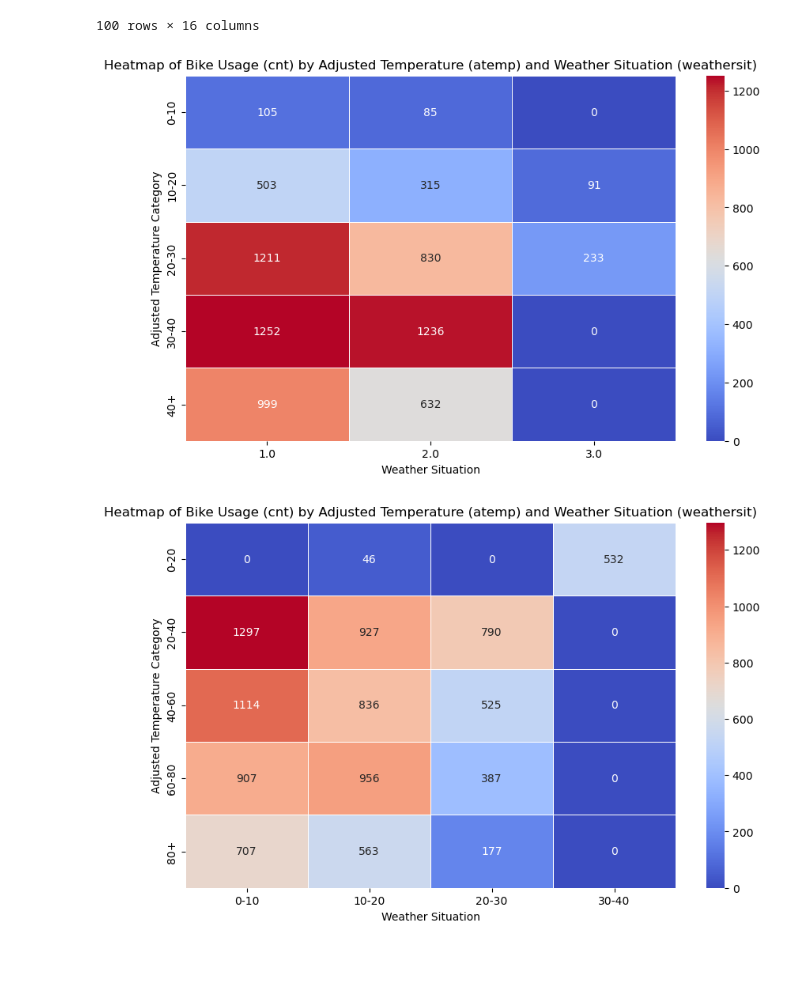
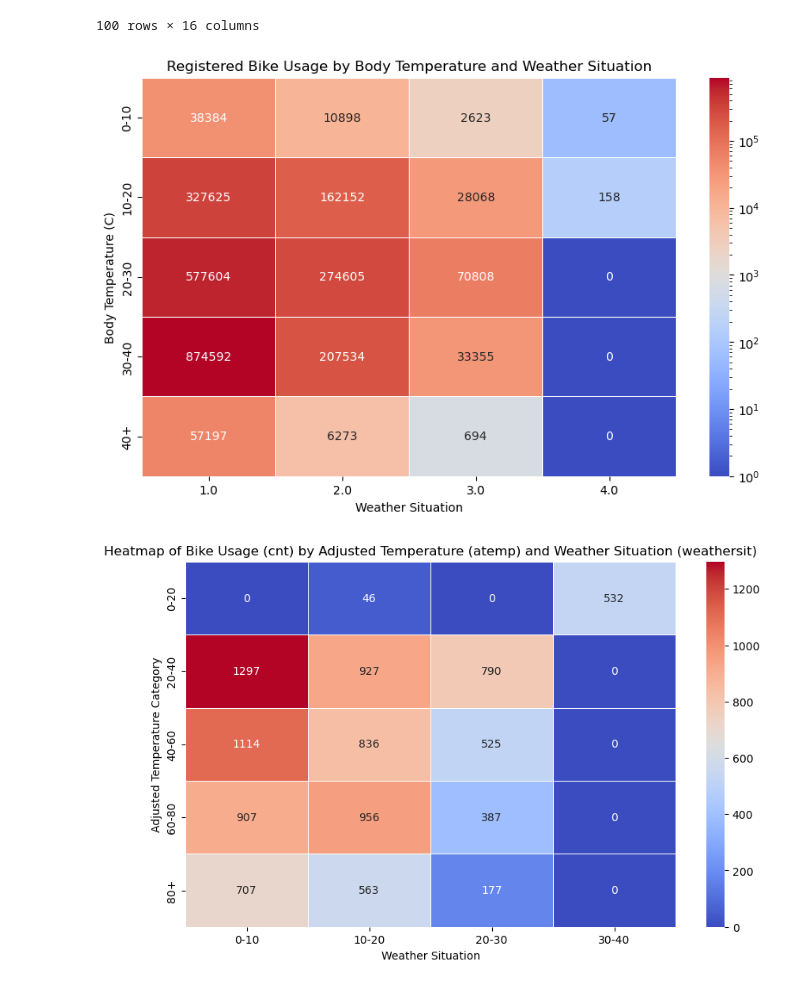
Before and after one commit to chongwen8/CSCE-679-Group-Project, a Jupyter notebook: Project.ipynb, the cells around one changed output. Drawn from its saved outputs; the diff is of its cells as text; code cells hidden in the pictures; blank space fills up the shorter version.

Commit message:
update heatmap

```diff
--- a/Project.ipynb
+++ b/Project.ipynb
@@ -29,23 +31,35 @@ days.head(100)
 # %%
 # Define the temperature bins with np.inf for the upper bound
 bins = [0, 10, 20, 30, 40, np.inf]
 labels = ['0-10', '10-20', '20-30', '30-40', '40+']
-weather_atemp = days.copy()
-weather_atemp['atemp_category'] = pd.cut(weather_atemp['atemp'], bins=bins, labels=labels, right=False)
+weather_atemp = hours.copy()
+weather_atemp['atemp_category'] = pd.cut(weather_atemp['atemp'], bins=bins, labels=labels, right=True)
 
 # Create a pivot table with mean 'cnt' for each combination of 'weathersit' and 'atemp_category'
-pivot_table = weather_atemp.pivot_table(values='casual', index='atemp_category', columns='weathersit', aggfunc='mean')
+pivot_table = weather_atemp.pivot_table(values='registered', index='atemp_category', columns='weathersit', aggfunc='sum')
 pivot_table.fillna(0, inplace=True)
+is_zero = pivot_table == 0
+pivot_table += is_zero # This will replace 0 with 1 only for the purpose of plotting
 
-# Plotting the heatmap
+# Plotting the heatmap with a logarithmic color scale
 plt.figure(figsize=(10, 6))
-sns.heatmap(pivot_table, annot=True, fmt=".0f", cmap='coolwarm', linewidths=.5)
-plt.title('Heatmap of Bike Usage (cnt) by Adjusted Temperature (atemp) and Weather Situation (weathersit)')
+# Define a logarithmic color scale
+log_norm = mcolors.LogNorm(vmin=pivot_table.replace(0, np.nan).min().min(), vmax=pivot_table.max().max())
+sns_heatmap = sns.heatmap(pivot_table, annot=True, fmt=".0f", cmap='coolwarm', linewidths=.5, norm=log_norm)
+
+# Annotate with the correct values
+for i, row in enumerate(pivot_table.itertuples()):
+    for j, val in enumerate(row[1:]):
+        text = sns_heatmap.texts[i * len(pivot_table.columns) + j]
+        if is_zero.iat[i, j]:
+            text.set_text('0')
+
+plt.title('Registered Bike Usage by Body Temperature and Weather Situation')
 plt.xlabel('Weather Situation')
-plt.ylabel('Adjusted Temperature Category')
+plt.ylabel('Body Temperature (C)')
 plt.show()
 # %% [output]
-[figure, old version]
+[figure, new version]
 # %%
 # Define the temperature bins with np.inf for the upper bound
 bins_hum = [0, 20, 40, 60, 80, 100]
```
Also changed, not shown: parts of 3 cells of this notebook.
